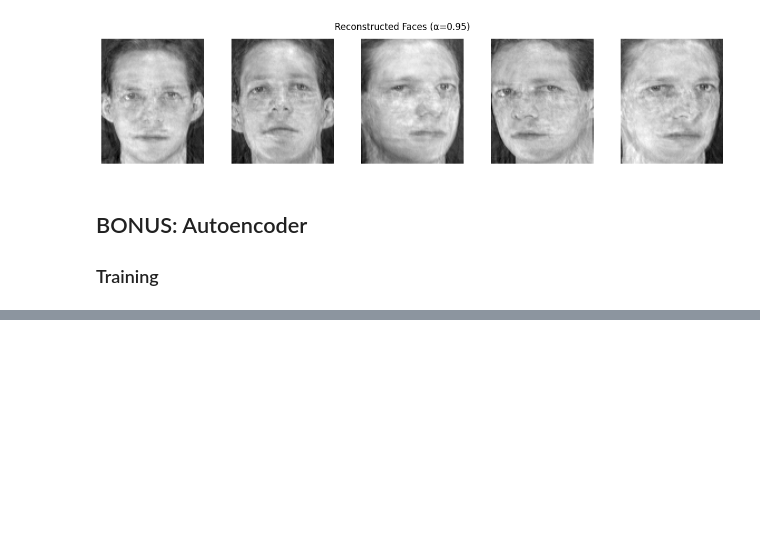
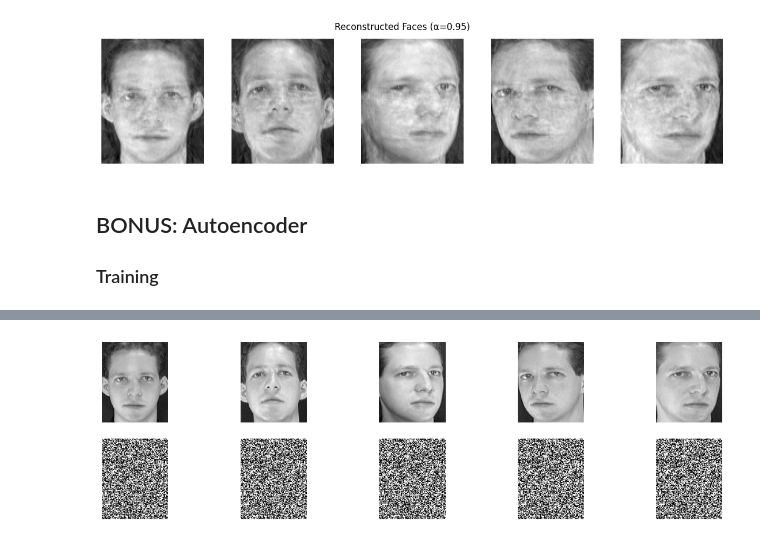
Before and after one commit to MostafaElKaranshawy/Face_Recognition_Problem, a Jupyter notebook: FaceRecognition.ipynb, the cells around one changed output, grey strips where cells are left out. Drawn from its saved outputs; the diff is of its cells as text; code cells hidden in the pictures; blank space fills up the shorter version.

Commit message:
fix: training and val

```diff
--- a/FaceRecognition.ipynb
+++ b/FaceRecognition.ipynb
@@ -428,0 +462,14 @@ KeyboardInterrupt:
+# %%
+with torch.no_grad():
+    sample = X_train_tensor[:5]
+    reconstructed = best_model(sample).detach().numpy()
+    fig, axs = plt.subplots(2, 5, figsize=(15, 4))
+    for i in range(5):
+        axs[0, i].imshow(sample[i].reshape(112, 92), cmap='gray')        # original
+        axs[0, i].axis('off')
+        axs[1, i].imshow(reconstructed[i].reshape(112, 92), cmap='gray') # reconstructed
+        axs[1, i].axis('off')
+
+    plt.show()
+# %% [output]
+[figure, added]
```
Also changed, not shown: parts of 4 cells of this notebook, 1 other file.
